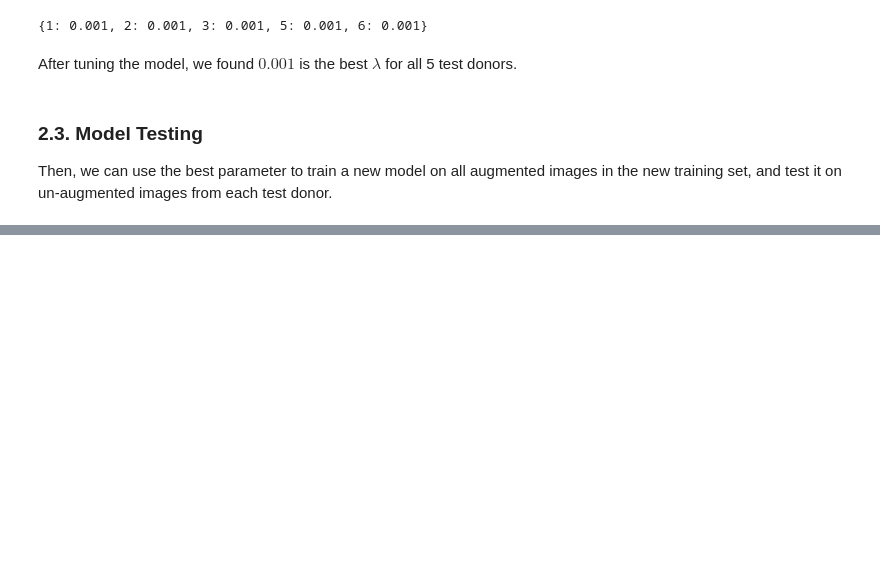
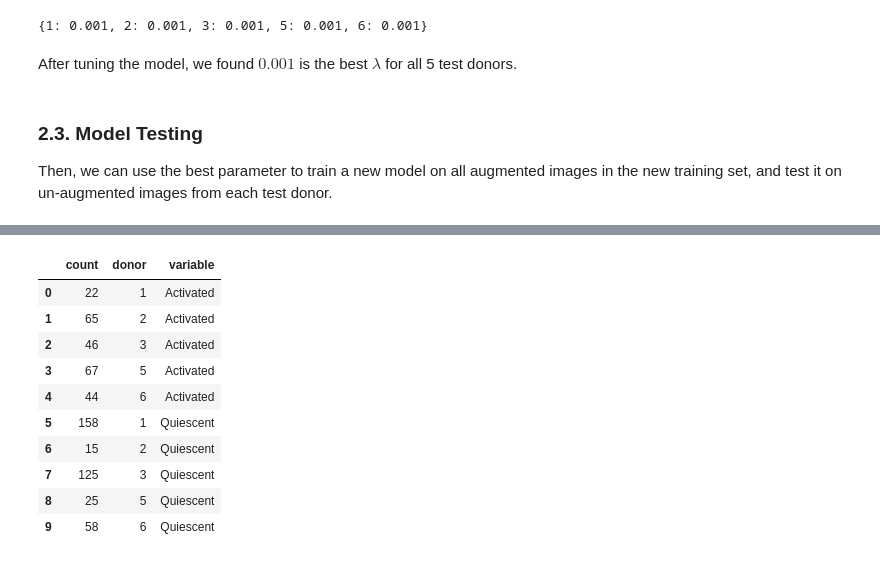
Before and after one commit to gitter-lab/t-cell-classification, a Jupyter notebook: logistic_regression.ipynb, the cells around one changed output, grey strips where cells are left out. Cells and saved outputs as stored; diff of their text form; code cells hidden in the pictures; blank space fills up the shorter version.

```diff
--- a/logistic_regression.ipynb
+++ b/logistic_regression.ipynb
@@ -335,0 +971,23 @@ As we can see, the average accuracy for all test donors are above $50\%$. A simp
+# %%
+# Convert count df to a R data.frame
+count_dict
+count_r_dict = {'count': [], 'donor': [], 'variable': []}
+for v in ['Activated', 'Quiescent']:
+    for d in [1, 2, 3, 5, 6]:
+        count_r_dict['count'].append(count_dict[d]['activated' if v == 'Activated' else 'quiescent'])
+        count_r_dict['donor'].append(d)
+        count_r_dict['variable'].append(v)
+count_df = pd.DataFrame(count_r_dict)
+count_df
+# %% [output]
+|  | count | donor | variable |
+| 0 | 22 | 1 | Activated |
+| 1 | 65 | 2 | Activated |
+| 2 | 46 | 3 | Activated |
+| 3 | 67 | 5 | Activated |
+| 4 | 44 | 6 | Activated |
+| 5 | 158 | 1 | Quiescent |
+| 6 | 15 | 2 | Quiescent |
+| 7 | 125 | 3 | Quiescent |
+| 8 | 25 | 5 | Quiescent |
+| 9 | 58 | 6 | Quiescent |
```
Also changed, not shown: parts of 70 cells of this notebook, 4 other files.
